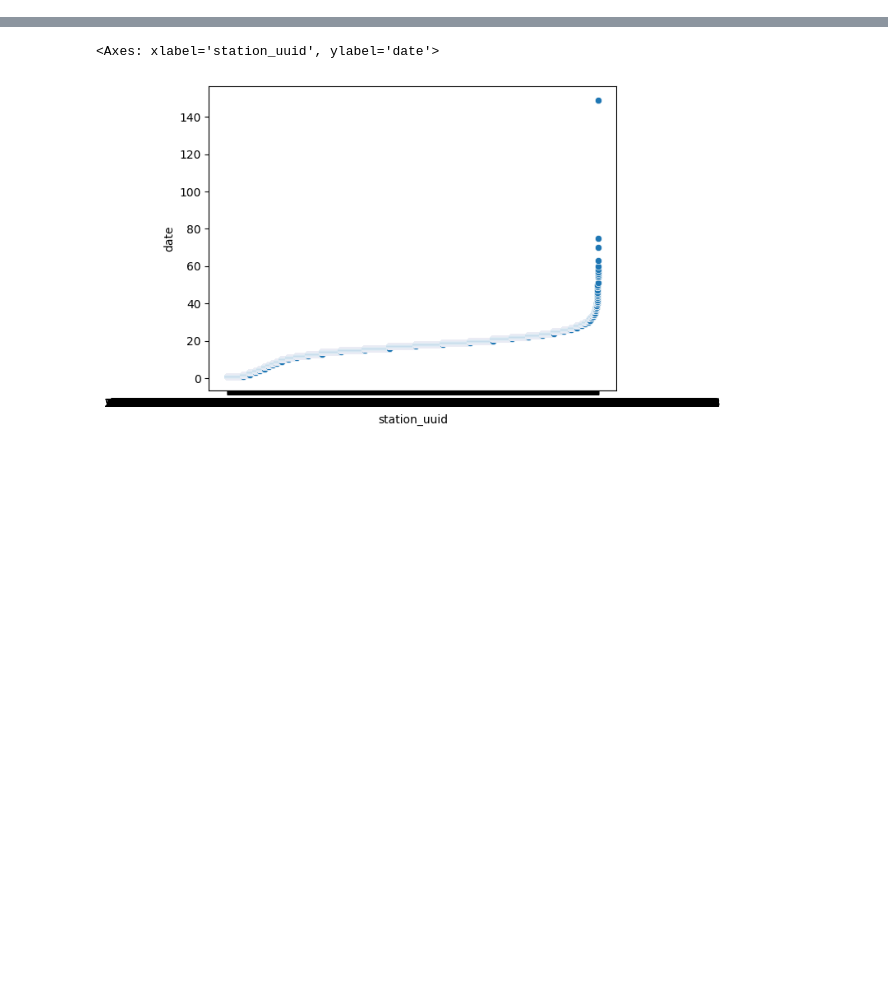
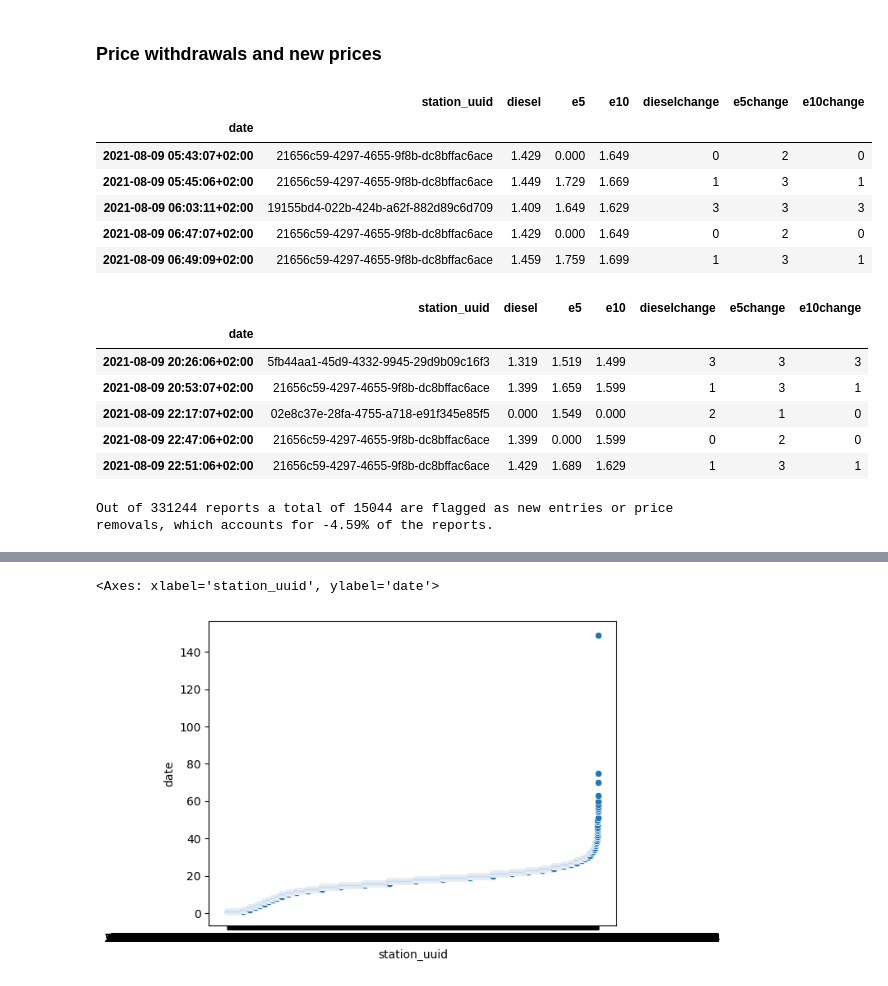
Before and after one commit to petrol-price-predictor/jurassic-juice-juggler, a Jupyter notebook: eda_prices.ipynb, the cells around one changed output, grey strips where cells are left out. Cells and saved outputs as stored; diff of their text form; code cells hidden in the pictures; blank space fills up the shorter version.

```diff
--- a/eda_prices.ipynb
+++ b/eda_prices.ipynb
@@ -59,0 +72,39 @@ stations_data.query('uuid == "4a6773b3-2c38-453c-812b-665be4ff6c3b"')
+# %% [markdown]
+### Price withdrawals and new prices
+# %%
+# Transforming the 'date' column into datetime and setting it as index
+if 'date' in prices_sample.columns:
+    prices_sample = prices_sample.assign(
+        date = pd.to_datetime(prices_sample.date)
+        ).set_index('date')
+
+
+remove_new = prices_sample.query('dieselchange in [2,3] or e5change in [2,3] or e10change in [2,3]')
+
+display(remove_new.head(5))
+display(remove_new.tail(5))
+print(
+    'Out of {} reports a total of {} are flagged as new entries or price removals, '
+    'which accounts for {:.2f}% of the reports.' \
+    .format(
+        len(prices_sample),
+        len(remove_new),~
+        100 * len(remove_new)/len(prices_sample),
+    )
+)
+# %% [output]
+|  | station_uuid | diesel | e5 | e10 | dieselchange | e5change | e10change |
+| date |  |  |  |  |  |  |  |
+| 2021-08-09 05:43:07+02:00 | 21656c59-4297-4655-9f8b-dc8bffac6ace | 1.429 | 0.000 | 1.649 | 0 | 2 | 0 |
+| 2021-08-09 05:45:06+02:00 | 21656c59-4297-4655-9f8b-dc8bffac6ace | 1.449 | 1.729 | 1.669 | 1 | 3 | 1 |
+| 2021-08-09 06:03:11+02:00 | 19155bd4-022b-424b-a62f-882d89c6d709 | 1.409 | 1.649 | 1.629 | 3 | 3 | 3 |
+| 2021-08-09 06:47:07+02:00 | 21656c59-4297-4655-9f8b-dc8bffac6ace | 1.429 | 0.000 | 1.649 | 0 | 2 | 0 |
+| 2021-08-09 06:49:09+02:00 | 21656c59-4297-4655-9f8b-dc8bffac6ace | 1.459 | 1.759 | 1.699 | 1 | 3 | 1 |
+|  | station_uuid | diesel | e5 | e10 | dieselchange | e5change | e10change |
+| date |  |  |  |  |  |  |  |
+| 2021-08-09 20:26:06+02:00 | 5fb44aa1-45d9-4332-9945-29d9b09c16f3 | 1.319 | 1.519 | 1.499 | 3 | 3 | 3 |
+| 2021-08-09 20:53:07+02:00 | 21656c59-4297-4655-9f8b-dc8bffac6ace | 1.399 | 1.659 | 1.599 | 1 | 3 | 1 |
+| 2021-08-09 22:17:07+02:00 | 02e8c37e-28fa-4755-a718-e91f345e85f5 | 0.000 | 1.549 | 0.000 | 2 | 1 | 0 |
+| 2021-08-09 22:47:06+02:00 | 21656c59-4297-4655-9f8b-dc8bffac6ace | 1.399 | 0.000 | 1.599 | 0 | 2 | 0 |
+| 2021-08-09 22:51:06+02:00 | 21656c59-4297-4655-9f8b-dc8bffac6ace | 1.429 | 1.689 | 1.629 | 1 | 3 | 1 |
+Out of 331244 reports a total of 15044 are flagged as new entries or price removals, which accounts for -4.59% of the reports.
```
Also changed, not shown: parts of 15 cells of this notebook, 1 other file.
